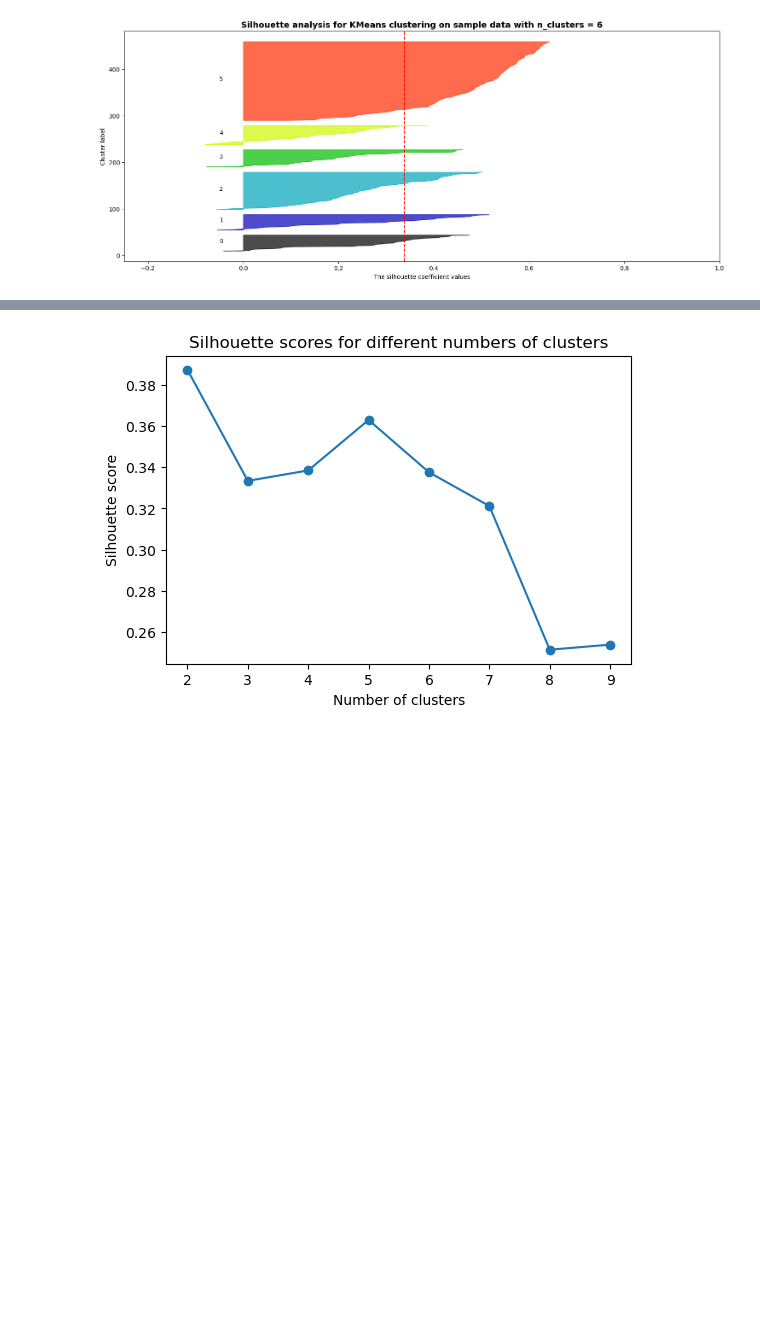
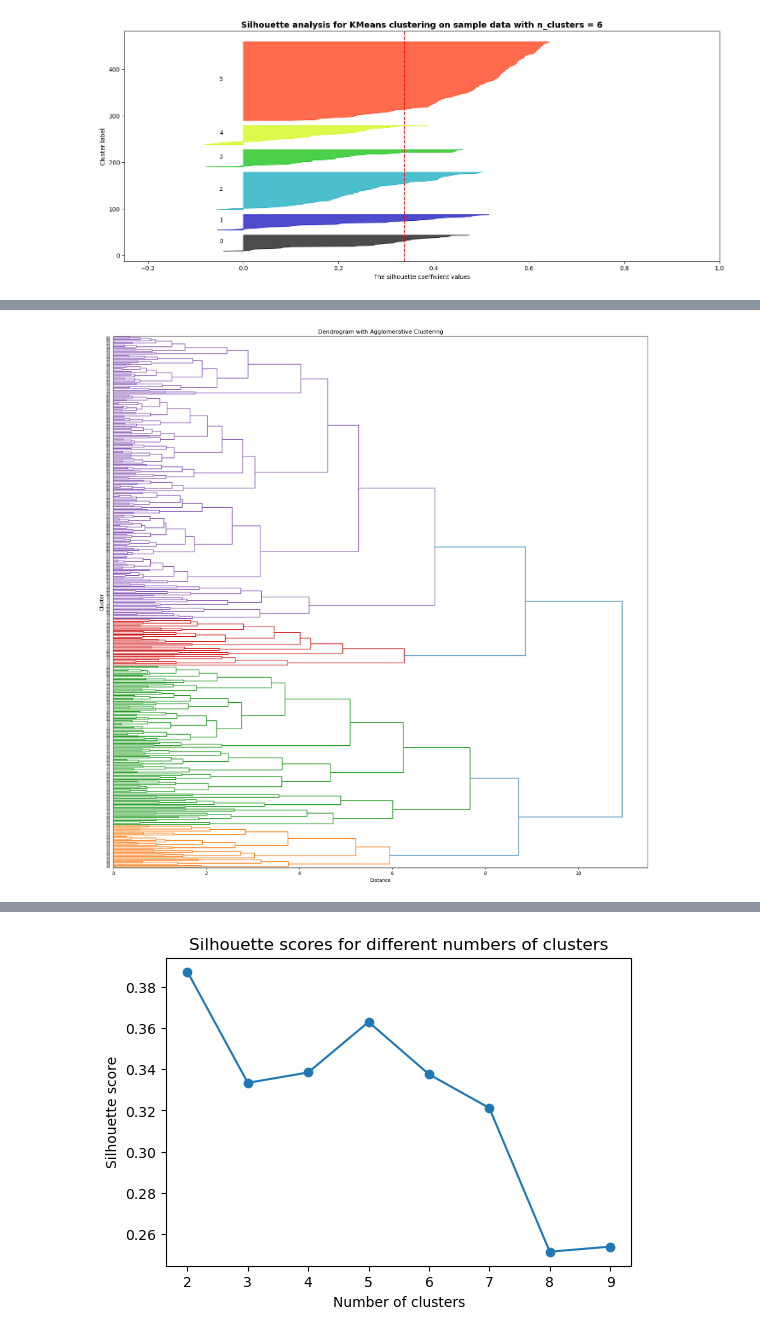
Before and after one commit to Barkesty/Project-Chronic-Kidney-Disease-Classification-Challenge, a Jupyter notebook: project.ipynb, the cells around one changed output, grey strips where cells are left out. Drawn from its saved outputs; the diff is of its cells as text; code cells hidden in the pictures; blank space fills up the shorter version.

```diff
--- a/project.ipynb
+++ b/project.ipynb
@@ -719,0 +752,15 @@ for n_clusters in range_n_clusters:
+# %%
+
+plt.figure(figsize=(20, 20))
+pca_cluster = hierarchy.dendrogram(
+    hierarchy.complete(df_pca),
+    labels=df['class'].astype(str).tolist(),
+    orientation='right',
+    color_threshold=8
+)
+plt.title("Dendrogram with Agglomerative Clustering")
+plt.xlabel("Distance")
+plt.ylabel("Cluster")
+plt.show()
+# %% [output]
+[figure, added]
```
Also changed, not shown: parts of 4 cells of this notebook.
